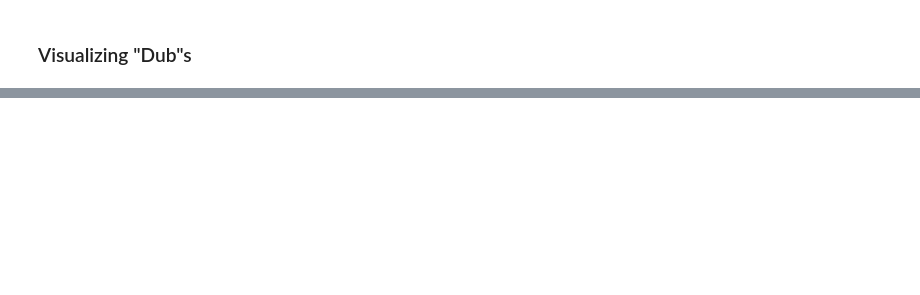
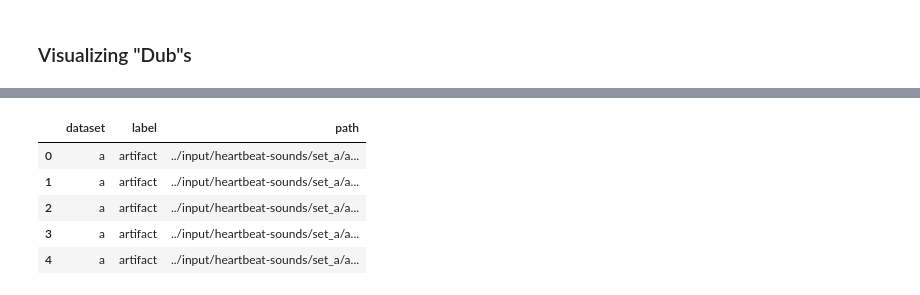
Before and after one commit to k8iechen/HeartPulseProcessor, a Jupyter notebook: Heart Signal Processing.ipynb, the cells around one changed output, grey strips where cells are left out. Cells and saved outputs as stored; diff of their text form; code cells hidden in the pictures; blank space fills up the shorter version.

```diff
--- a/Heart Signal Processing.ipynb
+++ b/Heart Signal Processing.ipynb
@@ -288,0 +423,10 @@ Here we made use of the tempo feature to clearly identify heart rate by pinpoint
+# %%
+# df=df.drop(columns=['fname', 'sublabel'])
+df.head()
+# %% [output]
+|  | dataset | label | path |
+| 0 | a | artifact | ../input/heartbeat-sounds/set_a/a... |
+| 1 | a | artifact | ../input/heartbeat-sounds/set_a/a... |
+| 2 | a | artifact | ../input/heartbeat-sounds/set_a/a... |
+| 3 | a | artifact | ../input/heartbeat-sounds/set_a/a... |
+| 4 | a | artifact | ../input/heartbeat-sounds/set_a/a... |
```
Also changed, not shown: parts of 27 cells of this notebook, 1 other file.
